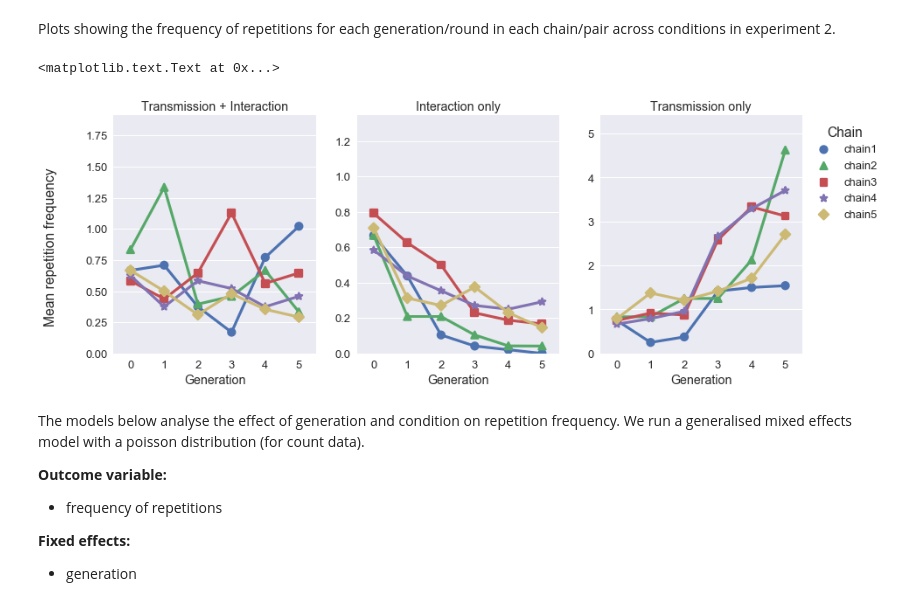
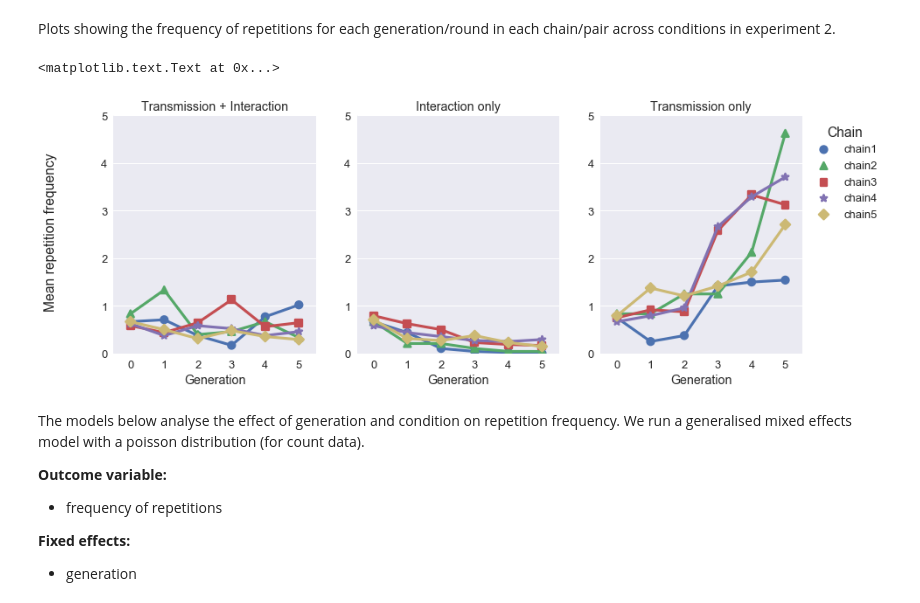
Before and after one commit to ymotamedi/asll-analysis, a Jupyter notebook: notebooks/efficiency_results.ipynb, the cells around one changed output. Cells and saved outputs as stored; diff of their text form; code cells hidden in the pictures.

```diff
--- a/notebooks/efficiency_results.ipynb
+++ b/notebooks/efficiency_results.ipynb
@@ -514,30 +514,31 @@ Plots showing the frequency of repetitions for each generation/round in each cha
 # %%
 reps_ex2_plot = sns.factorplot(x='generation', y='num_reps', hue='chain',
                                   ci=None, data=ex2, col='condition',
                                  size = 5, aspect = 0.8, legend=False,
                                      markers=['o','^','s', '*', 'D'],
                                       sharey=False,
                                      col_order = ["Transmission + Interaction",
                                                  "Interaction only", "Transmission only"])
 
-reps_ex2_plot.set(xlabel= "Generation", ylabel = "", xticklabels = [0,1,2,3,4,5])
+reps_ex2_plot.set(xlabel= "Generation", ylabel = "", xticklabels = [0,1,2,3,4,5],
+                 ylim=(0,5))
 
 reps_ex2_plot.set_titles('{col_name}')
 
-axs = reps_ex2_plot.axes
+# axs = reps_ex2_plot.axes
 
-for i in range(3):
+# for i in range(3):
 
-    ax = axs[0][i]
-    lims = ax.get_ylim()
-    ax.set_ylim(0, lims[1] + 0.5)
+#     ax = axs[0][i]
+#     lims = ax.get_ylim()
+#     ax.set_ylim(0, lims[1] + 0.5)
 
 plt.legend(title='Chain', bbox_to_anchor=(1,1))
 
 plt.text(-17, 4, 'Mean repetition frequency', rotation=90)
 # %% [output]
 <matplotlib.text.Text at 0x...>
-[figure, old version]
+[figure, new version]
 # %% [markdown]
 The models below analyse the effect of generation and condition on repetition frequency. We run a generalised mixed effects model with a poisson distribution (for count data).
 
```
Also changed, not shown: parts of 1 cell of this notebook.
